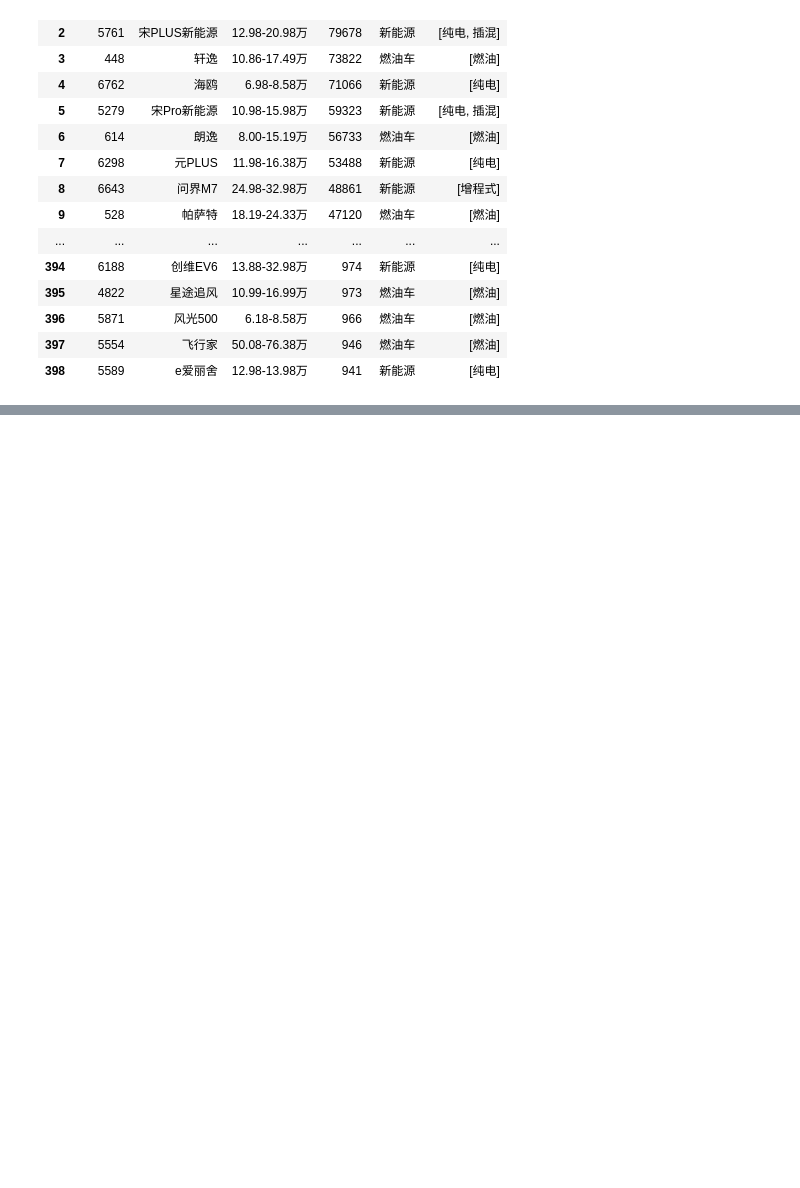
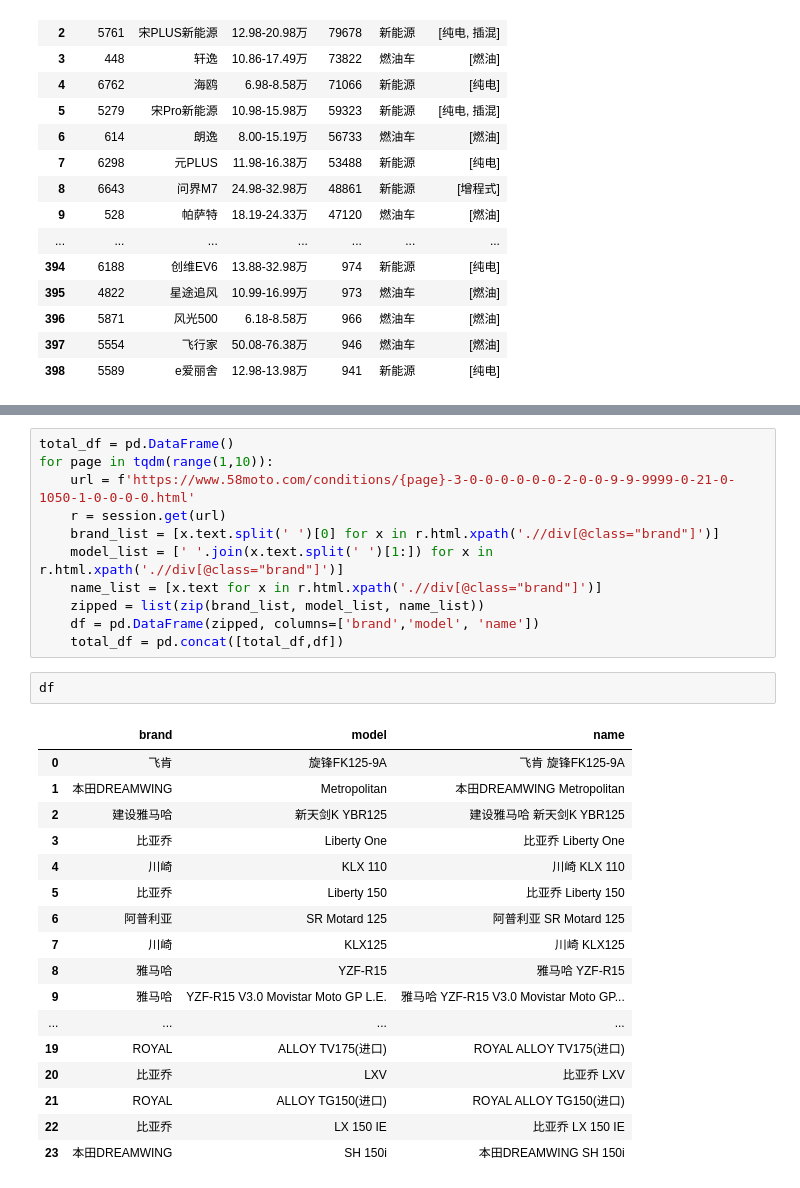
Before and after one commit to alexleethinker/Trading, a Jupyter notebook: notebooks/金融数据爬虫/汽车之家.ipynb, the cells around one changed output, grey strips where cells are left out. Saved outputs shown, nothing was run; the diff lists cells and outputs as text; blank space fills up the shorter version.

```diff
--- a/notebooks/金融数据爬虫/汽车之家.ipynb
+++ b/notebooks/金融数据爬虫/汽车之家.ipynb
@@ -50,0 +89,31 @@ rank_df
+# %%
+total_df = pd.DataFrame()
+for page in tqdm(range(1,10)):
+    url = f'https://www.58moto.com/conditions/{page}-3-0-0-0-0-0-0-2-0-0-9-9-9999-0-21-0-1050-1-0-0-0-0.html'
+    r = session.get(url)
+    brand_list = [x.text.split(' ')[0] for x in r.html.xpath('.//div[@class="brand"]')]
+    model_list = [' '.join(x.text.split(' ')[1:]) for x in r.html.xpath('.//div[@class="brand"]')]
+    name_list = [x.text for x in r.html.xpath('.//div[@class="brand"]')]
+    zipped = list(zip(brand_list, model_list, name_list))
+    df = pd.DataFrame(zipped, columns=['brand','model', 'name'])
+    total_df = pd.concat([total_df,df])
+# %%
+df
+# %% [output]
+|  | brand | model | name |
+| 0 | 飞肯 | 旋锋FK125-9A | 飞肯 旋锋FK125-9A |
+| 1 | 本田DREAMWING | Metropolitan | 本田DREAMWING Metropolitan |
+| 2 | 建设雅马哈 | 新天剑K YBR125 | 建设雅马哈 新天剑K YBR125 |
+| 3 | 比亚乔 | Liberty One | 比亚乔 Liberty One |
+| 4 | 川崎 | KLX 110 | 川崎 KLX 110 |
+| 5 | 比亚乔 | Liberty 150 | 比亚乔 Liberty 150 |
+| 6 | 阿普利亚 | SR Motard 125 | 阿普利亚 SR Motard 125 |
+| 7 | 川崎 | KLX125 | 川崎 KLX125 |
+| 8 | 雅马哈 | YZF-R15 | 雅马哈 YZF-R15 |
+| 9 | 雅马哈 | YZF-R15 V3.0 Movistar Moto GP L.E. | 雅马哈 YZF-R15 V3.0 Movistar Moto GP... |
+| ... | ... | ... | ... |
+| 19 | ROYAL | ALLOY TV175(进口) | ROYAL ALLOY TV175(进口) |
+| 20 | 比亚乔 | LXV | 比亚乔 LXV |
+| 21 | ROYAL | ALLOY TG150(进口) | ROYAL ALLOY TG150(进口) |
+| 22 | 比亚乔 | LX 150 IE | 比亚乔 LX 150 IE |
+| 23 | 本田DREAMWING | SH 150i | 本田DREAMWING SH 150i |
```
Also changed, not shown: parts of 4 cells of this notebook, 9 other files.
